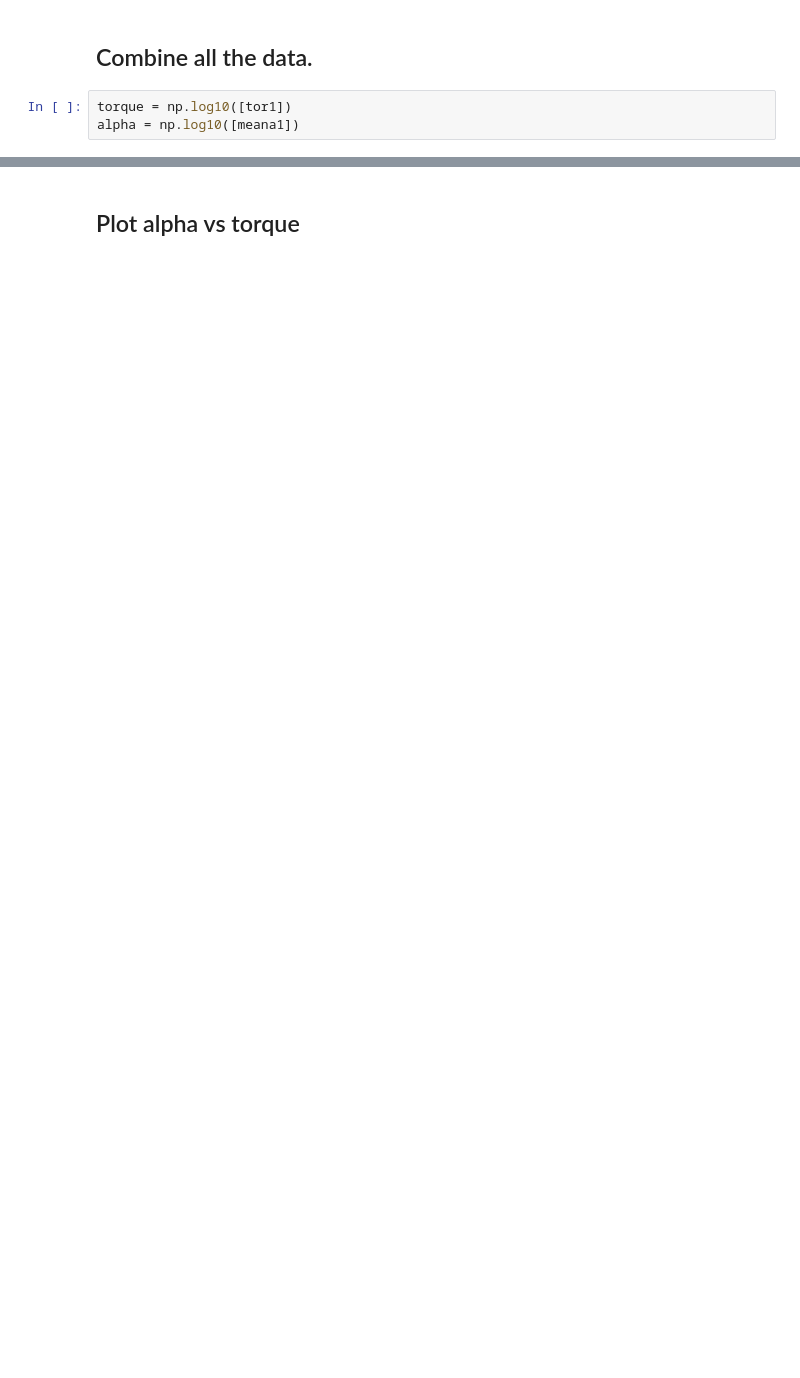
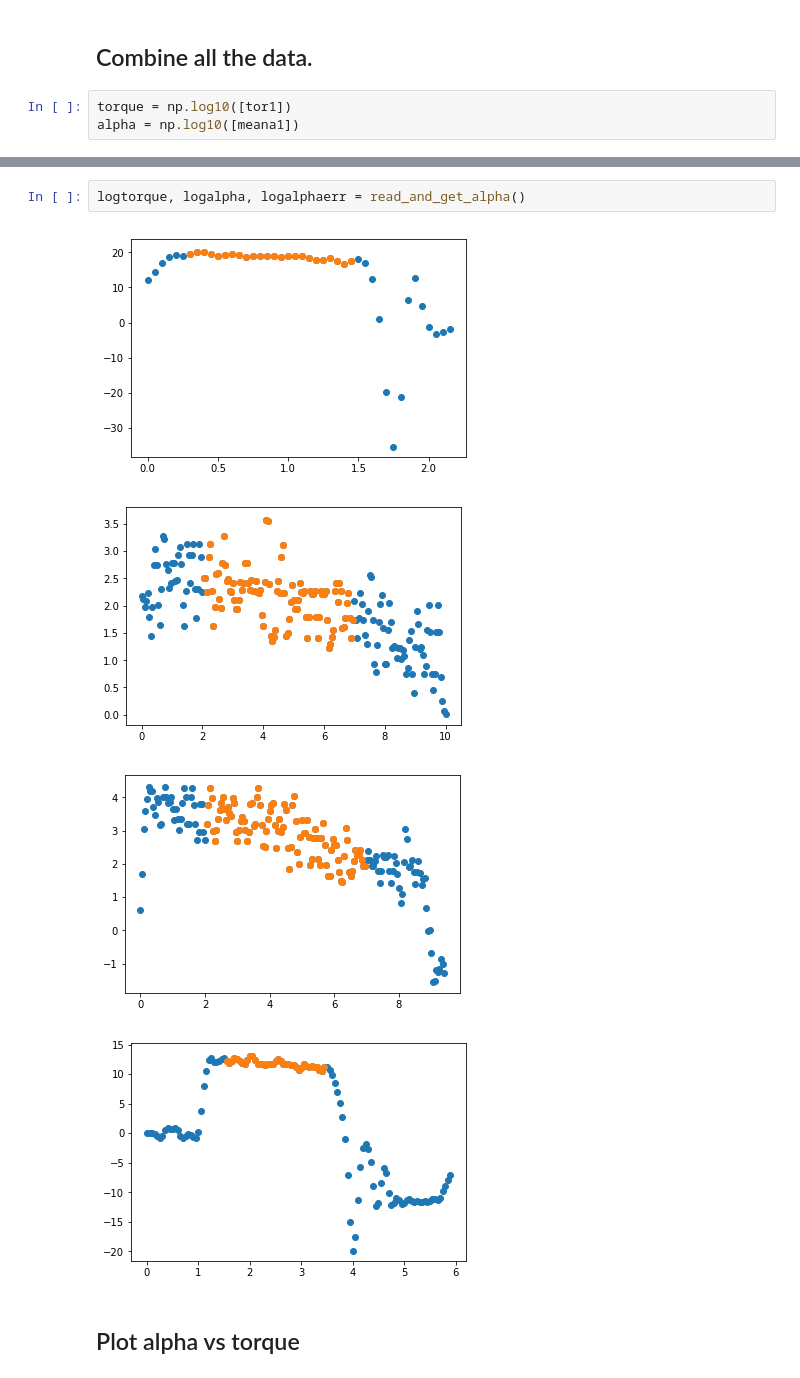
Before and after one commit to moustakas/siena-astrophysics, a Jupyter notebook: teaching/310-F17/rotational-dynamics/rotational-dynamics.ipynb, the cells around one changed output, grey strips where cells are left out. Saved outputs shown, nothing was run; the diff lists cells and outputs as text; blank space fills up the shorter version.

```diff
--- a/teaching/310-F17/rotational-dynamics/rotational-dynamics.ipynb
+++ b/teaching/310-F17/rotational-dynamics/rotational-dynamics.ipynb
@@ -61,3 +96,10 @@ alpha = np.log10([meana1])
+# %%
+logtorque, logalpha, logalphaerr = read_and_get_alpha()
+# %% [output]
+[figure, added]
+[figure, added]
+[figure, added]
+[figure, added]
 # %% [markdown]
 ## Plot alpha vs torque
 # %%
```
Also changed, not shown: parts of 6 cells of this notebook, 3 other files.
